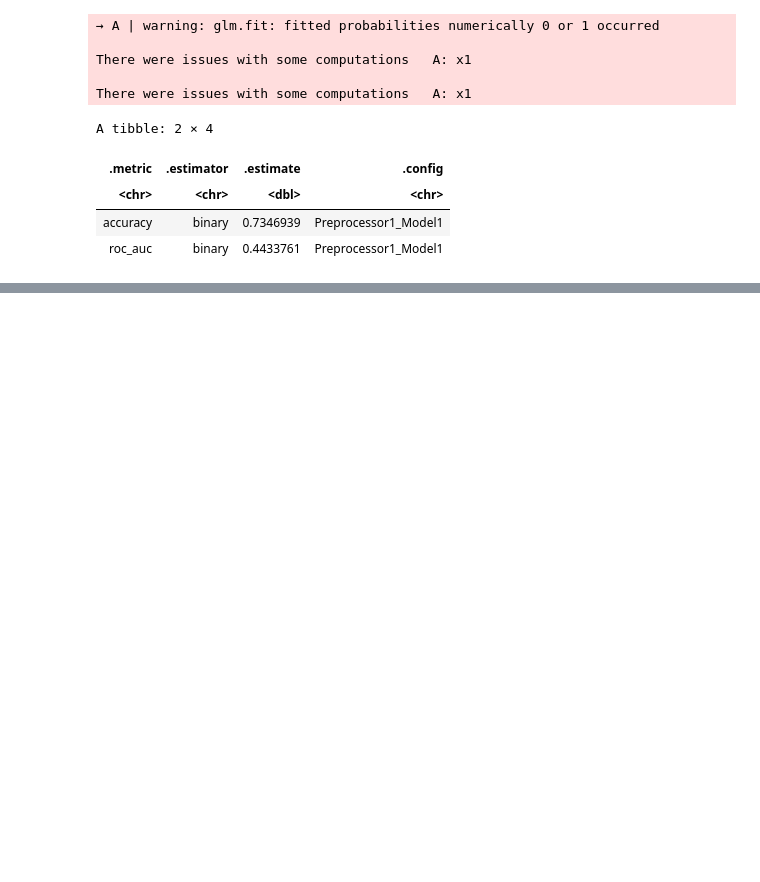
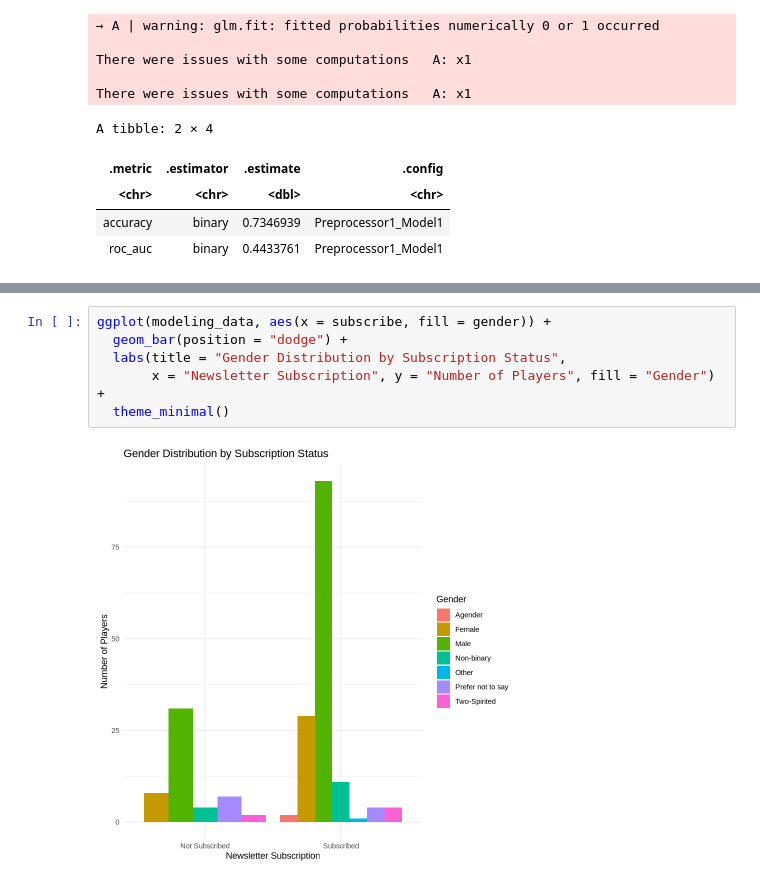
Before and after one commit to zhangyake-123/DSCI_project_Nick, a Jupyter notebook: Predicting Newsletter Subscription Using Player Behaviour and Demographics.ipynb, the cells around one changed output, grey strips where cells are left out. Saved outputs shown, nothing was run; the diff lists cells and outputs as text; blank space fills up the shorter version.

```diff
--- a/Predicting Newsletter Subscription Using Player Behaviour and Demographics.ipynb
+++ b/Predicting Newsletter Subscription Using Player Behaviour and Demographics.ipynb
@@ -194,0 +205,8 @@ A tibble: 2 × 4
+# %%
+ggplot(modeling_data, aes(x = subscribe, fill = gender)) +
+  geom_bar(position = "dodge") +
+  labs(title = "Gender Distribution by Subscription Status",
+       x = "Newsletter Subscription", y = "Number of Players", fill = "Gender") +
+  theme_minimal()
+# %% [output]
+[figure, added]
```
Also changed, not shown: parts of 3 cells of this notebook.
